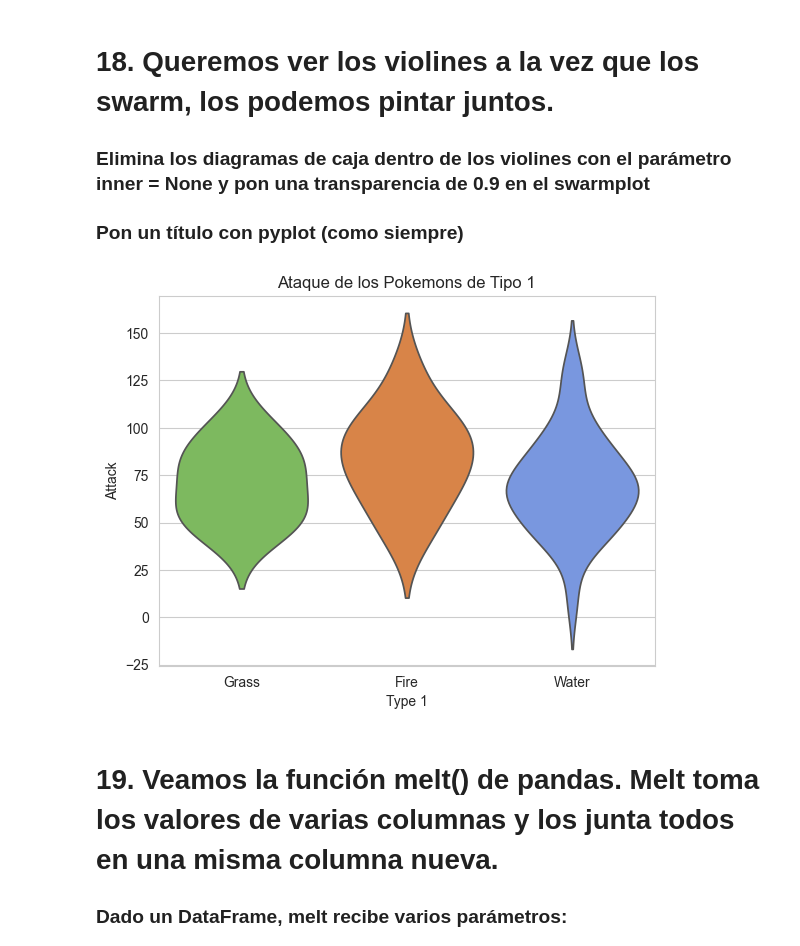
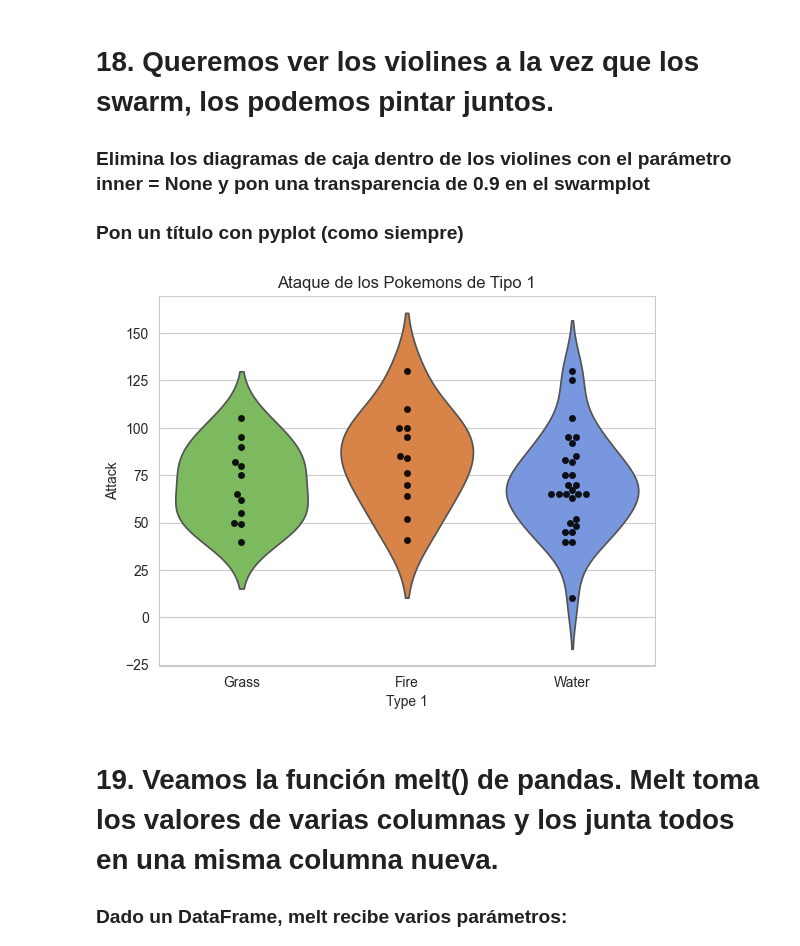
Before and after one commit to fgoiri/2026-02-BILBAO-FT-Data-Science, a Jupyter notebook: 2-Data_Analysis/6-Visualización/2-Seaborn/Ejercicios/ejercicios_Seaborn_FGO.ipynb, the cells around one changed output. Saved outputs shown, nothing was run; the diff lists cells and outputs as text; code cells hidden in the pictures.

```diff
--- a/2-Data_Analysis/6-Visualización/2-Seaborn/Ejercicios/ejercicios_Seaborn_FGO.ipynb
+++ b/2-Data_Analysis/6-Visualización/2-Seaborn/Ejercicios/ejercicios_Seaborn_FGO.ipynb
@@ -9,7 +9,7 @@ import seaborn as sns
 # %% [markdown]
 # 3. Lee 'Pokemon.csv', lee la primera columna del csv como índice del DataFrame
 # %%
-pokemon = pd.read_csv("data/Pokemon.csv")
+pokemon = pd.read_csv("data/Pokemon.csv", index_col = 0) # Cargamos el dataset de Pokemon y establecemos la primera columna como índice
 pokemon.info() # Ver la información de la base de datos, valores nulos, tipos de datos, etc.
 # %% [output]
 <class 'pandas.DataFrame'>
@@ -192,9 +193,10 @@ plt.title("Ataque de los Pokemons de Tipo 1");
 ### Pon un título con pyplot (como siempre)
 # %%
 sns.violinplot(x = 'Type 1', y = 'Attack', palette = colours, hue = 'Type 1', inner = None, legend=False, data = df_grass_fire_water);
+sns.swarmplot(x = 'Type 1', y = 'Attack', color="black",alpha = 0.9, data = df_grass_fire_water);
 plt.title("Ataque de los Pokemons de Tipo 1");
 # %% [output]
-[figure, old version]
+[figure, new version]
 # %% [markdown]
 # 19. Veamos la función melt() de pandas. Melt toma los valores de varias columnas y los junta todos en una misma columna nueva.
 ### Dado un DataFrame, melt recibe varios parámetros:
```
Also changed, not shown: parts of 8 cells of this notebook, 7 other files.
